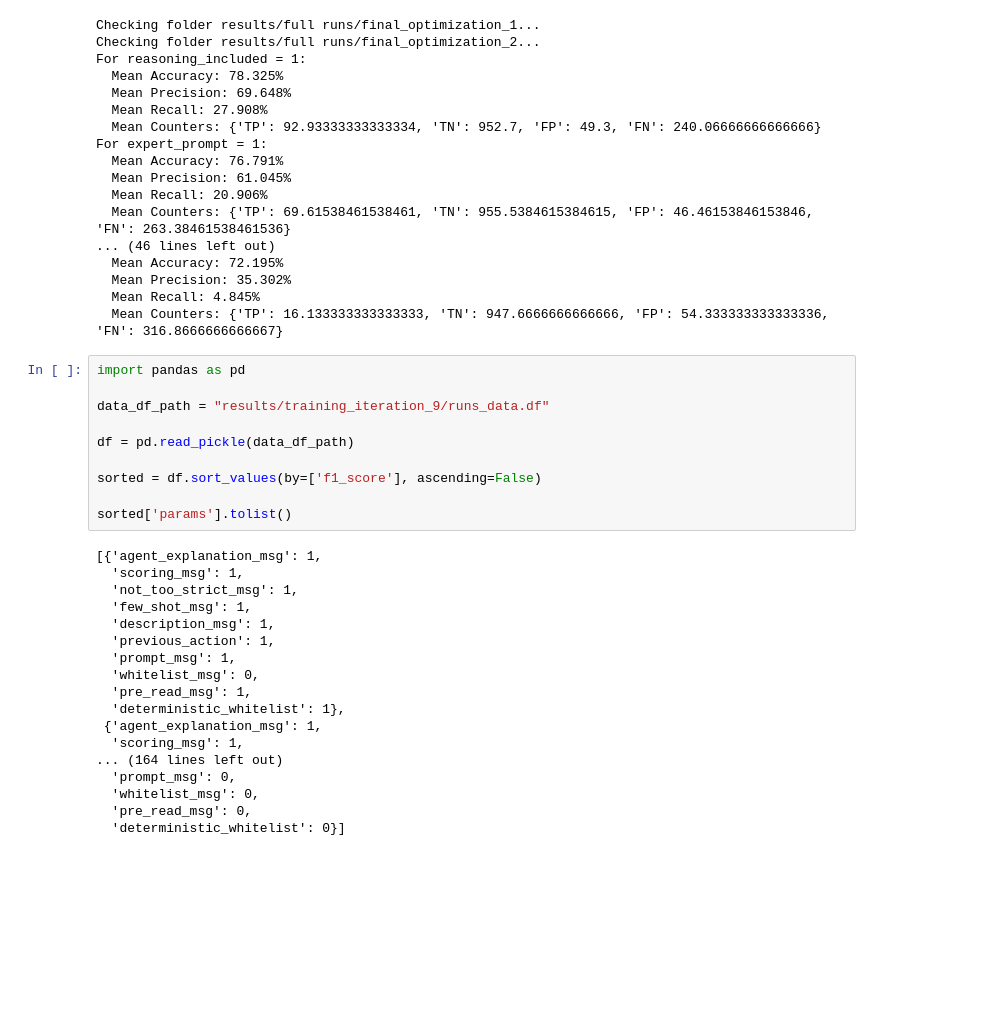
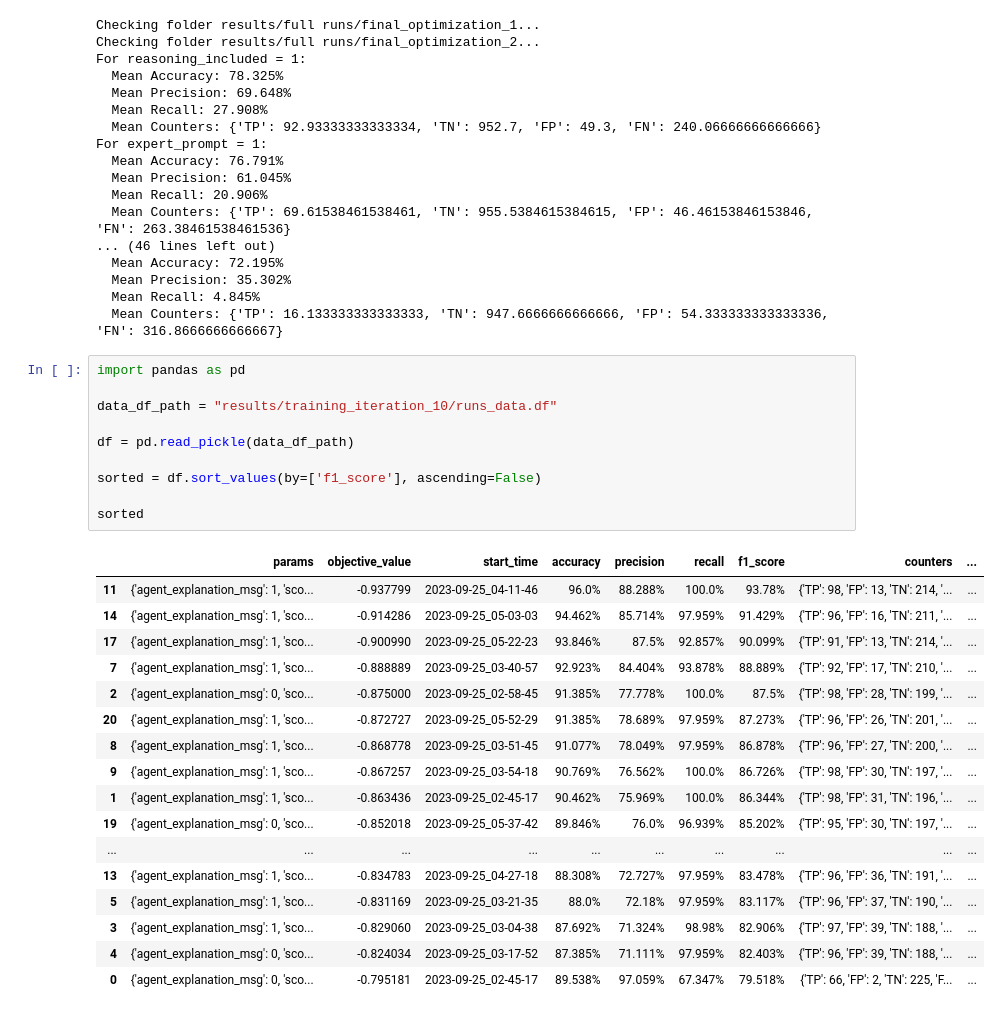
Before and after one commit to Significant-Gravitas/Auto-GPT-Benchmarks, a Jupyter notebook: paper/analysis.ipynb, the cells around one changed output. Drawn from its saved outputs; the diff is of its cells as text; blank space fills up the shorter version.

Commit message:
latest results

```diff
--- a/paper/analysis.ipynb
+++ b/paper/analysis.ipynb
@@ -178,31 +178,31 @@ For expert_prompt = 1:
 # %%
 import pandas as pd
 
-data_df_path = "results/training_iteration_9/runs_data.df"
+data_df_path = "results/training_iteration_10/runs_data.df"
 
 df = pd.read_pickle(data_df_path)
 
 sorted = df.sort_values(by=['f1_score'], ascending=False)
 
-sorted['params'].tolist()
+sorted
 # %% [output]
-[{'agent_explanation_msg': 1,
-  'scoring_msg': 1,
-  'not_too_strict_msg': 1,
-  'few_shot_msg': 1,
-  'description_msg': 1,
-  'previous_action': 1,
-  'prompt_msg': 1,
-  'whitelist_msg': 0,
-  'pre_read_msg': 1,
-  'deterministic_whitelist': 1},
- {'agent_explanation_msg': 1,
-  'scoring_msg': 1,
-... (164 lines left out)
-  'prompt_msg': 0,
-  'whitelist_msg': 0,
-  'pre_read_msg': 0,
-  'deterministic_whitelist': 0}]
+|  | params | objective_value | start_time | accuracy | precision | recall | f1_score | counters | ... |
+| 11 | {'agent_explanation_msg': 1, 'sco... | -0.937799 | 2023-09-25_04-11-46 | 96.0% | 88.288% | 100.0% | 93.78% | {'TP': 98, 'FP': 13, 'TN': 214, '... | ... |
+| 14 | {'agent_explanation_msg': 1, 'sco... | -0.914286 | 2023-09-25_05-03-03 | 94.462% | 85.714% | 97.959% | 91.429% | {'TP': 96, 'FP': 16, 'TN': 211, '... | ... |
+| 17 | {'agent_explanation_msg': 1, 'sco... | -0.900990 | 2023-09-25_05-22-23 | 93.846% | 87.5% | 92.857% | 90.099% | {'TP': 91, 'FP': 13, 'TN': 214, '... | ... |
+| 7 | {'agent_explanation_msg': 1, 'sco... | -0.888889 | 2023-09-25_03-40-57 | 92.923% | 84.404% | 93.878% | 88.889% | {'TP': 92, 'FP': 17, 'TN': 210, '... | ... |
+| 2 | {'agent_explanation_msg': 0, 'sco... | -0.875000 | 2023-09-25_02-58-45 | 91.385% | 77.778% | 100.0% | 87.5% | {'TP': 98, 'FP': 28, 'TN': 199, '... | ... |
+| 20 | {'agent_explanation_msg': 1, 'sco... | -0.872727 | 2023-09-25_05-52-29 | 91.385% | 78.689% | 97.959% | 87.273% | {'TP': 96, 'FP': 26, 'TN': 201, '... | ... |
+| 8 | {'agent_explanation_msg': 1, 'sco... | -0.868778 | 2023-09-25_03-51-45 | 91.077% | 78.049% | 97.959% | 86.878% | {'TP': 96, 'FP': 27, 'TN': 200, '... | ... |
+| 9 | {'agent_explanation_msg': 1, 'sco... | -0.867257 | 2023-09-25_03-54-18 | 90.769% | 76.562% | 100.0% | 86.726% | {'TP': 98, 'FP': 30, 'TN': 197, '... | ... |
+| 1 | {'agent_explanation_msg': 1, 'sco... | -0.863436 | 2023-09-25_02-45-17 | 90.462% | 75.969% | 100.0% | 86.344% | {'TP': 98, 'FP': 31, 'TN': 196, '... | ... |
+| 19 | {'agent_explanation_msg': 0, 'sco... | -0.852018 | 2023-09-25_05-37-42 | 89.846% | 76.0% | 96.939% | 85.202% | {'TP': 95, 'FP': 30, 'TN': 197, '... | ... |
+| ... | ... | ... | ... | ... | ... | ... | ... | ... | ... |
+| 13 | {'agent_explanation_msg': 1, 'sco... | -0.834783 | 2023-09-25_04-27-18 | 88.308% | 72.727% | 97.959% | 83.478% | {'TP': 96, 'FP': 36, 'TN': 191, '... | ... |
+| 5 | {'agent_explanation_msg': 1, 'sco... | -0.831169 | 2023-09-25_03-21-35 | 88.0% | 72.18% | 97.959% | 83.117% | {'TP': 96, 'FP': 37, 'TN': 190, '... | ... |
+| 3 | {'agent_explanation_msg': 1, 'sco... | -0.829060 | 2023-09-25_03-04-38 | 87.692% | 71.324% | 98.98% | 82.906% | {'TP': 97, 'FP': 39, 'TN': 188, '... | ... |
+| 4 | {'agent_explanation_msg': 0, 'sco... | -0.824034 | 2023-09-25_03-17-52 | 87.385% | 71.111% | 97.959% | 82.403% | {'TP': 96, 'FP': 39, 'TN': 188, '... | ... |
+| 0 | {'agent_explanation_msg': 0, 'sco... | -0.795181 | 2023-09-25_02-45-17 | 89.538% | 97.059% | 67.347% | 79.518% | {'TP': 66, 'FP': 2, 'TN': 225, 'F... | ... |
 # %%
 import pandas as pd
 import numpy as np
```
Also changed, not shown: parts of 1 cell of this notebook, 43 other files.
